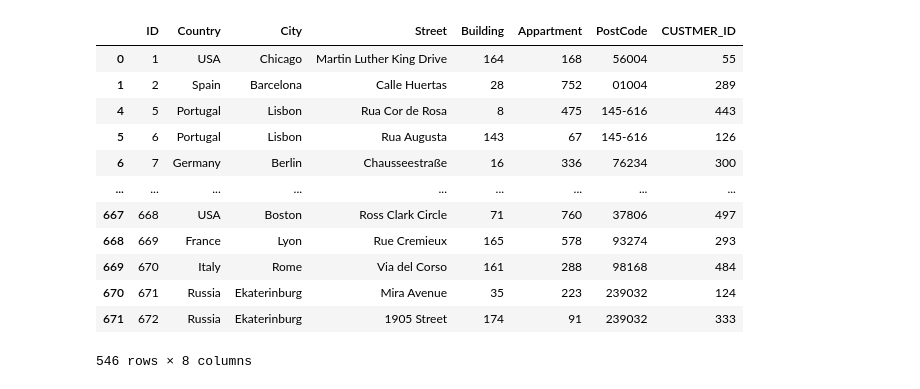
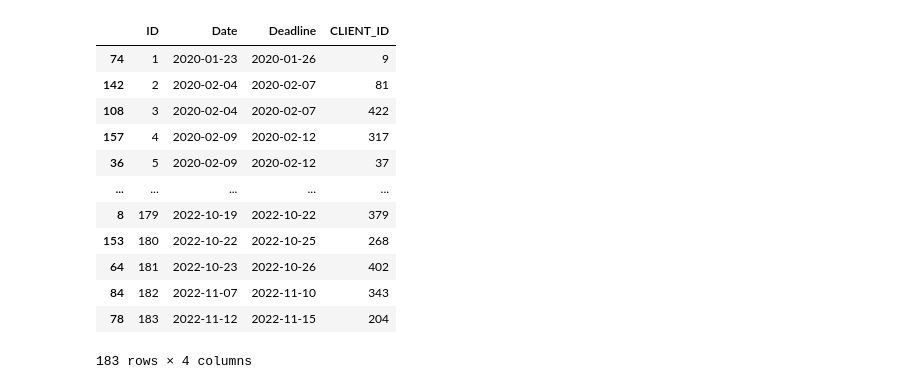
Before and after one commit to vavabramov/SRD_project, a Jupyter notebook: sql_builder.ipynb, the cells around one changed output. Cells and saved outputs as stored; diff of their text form; code cells hidden in the pictures.

```diff
--- a/sql_builder.ipynb
+++ b/sql_builder.ipynb
@@ -186,16 +165,36 @@ addresses[addresses['Appartment'].isnull()]
-# %%
-addresses[addresses['Appartment'].notnull()]
-# %% [output]
-|  | ID | Country | City | Street | Building | Appartment | PostCode | CUSTMER_ID |
-| 0 | 1 | USA | Chicago | Martin Luther King Drive | 164 | 168 | 56004 | 55 |
-| 1 | 2 | Spain | Barcelona | Calle Huertas | 28 | 752 | 01004 | 289 |
-| 4 | 5 | Portugal | Lisbon | Rua Cor de Rosa | 8 | 475 | 145-616 | 443 |
-| 5 | 6 | Portugal | Lisbon | Rua Augusta | 143 | 67 | 145-616 | 126 |
-| 6 | 7 | Germany | Berlin | Chausseestraße | 16 | 336 | 76234 | 300 |
-| ... | ... | ... | ... | ... | ... | ... | ... | ... |
-| 667 | 668 | USA | Boston | Ross Clark Circle | 71 | 760 | 37806 | 497 |
-| 668 | 669 | France | Lyon | Rue Cremieux | 165 | 578 | 93274 | 293 |
-| 669 | 670 | Italy | Rome | Via del Corso | 161 | 288 | 98168 | 484 |
-| 670 | 671 | Russia | Ekaterinburg | Mira Avenue | 35 | 223 | 239032 | 124 |
-| 671 | 672 | Russia | Ekaterinburg | 1905 Street | 174 | 91 | 239032 | 333 |
-546 rows × 8 columns
+# %%
+from datetime import date, timedelta
+
+sdate = date(2020,1,22)
+edate = date(2022,11,22)
+
+dates = pd.date_range(sdate,edate-timedelta(days=1),freq='d').astype(str).to_list()
+sample_clients =  np.random.choice(clients['ID'], size=100)
+
+client_dates, client_ids = list(), list()
+for client in sample_clients:
+    n_orders = np.random.choice([1,2,3,4], p=[0.5, 0.3, 0.1, 0.1])
+    curr_dates = list(np.random.choice(dates, n_orders))
+    client_dates += curr_dates
+    client_ids += [client for _ in curr_dates]
+
+res = pd.DataFrame(data = {'Date' : client_dates, 'CLIENT_ID' : client_ids})
+res['Deadline'] = pd.to_datetime(res['Date']) + pd.DateOffset(days=3)
+res.sort_values(by = ['Date'], inplace = True)
+res['ID'] = np.arange(1, len(res)+1)
+res = res[['ID', 'Date', 'Deadline', 'CLIENT_ID']]
+res
+# %% [output]
+|  | ID | Date | Deadline | CLIENT_ID |
+| 74 | 1 | 2020-01-23 | 2020-01-26 | 9 |
+| 142 | 2 | 2020-02-04 | 2020-02-07 | 81 |
+| 108 | 3 | 2020-02-04 | 2020-02-07 | 422 |
+| 157 | 4 | 2020-02-09 | 2020-02-12 | 317 |
+| 36 | 5 | 2020-02-09 | 2020-02-12 | 37 |
+| ... | ... | ... | ... | ... |
+| 8 | 179 | 2022-10-19 | 2022-10-22 | 379 |
+| 153 | 180 | 2022-10-22 | 2022-10-25 | 268 |
+| 64 | 181 | 2022-10-23 | 2022-10-26 | 402 |
+| 84 | 182 | 2022-11-07 | 2022-11-10 | 343 |
+| 78 | 183 | 2022-11-12 | 2022-11-15 | 204 |
+183 rows × 4 columns
```
Also changed, not shown: parts of 9 cells of this notebook, 1 other file.
